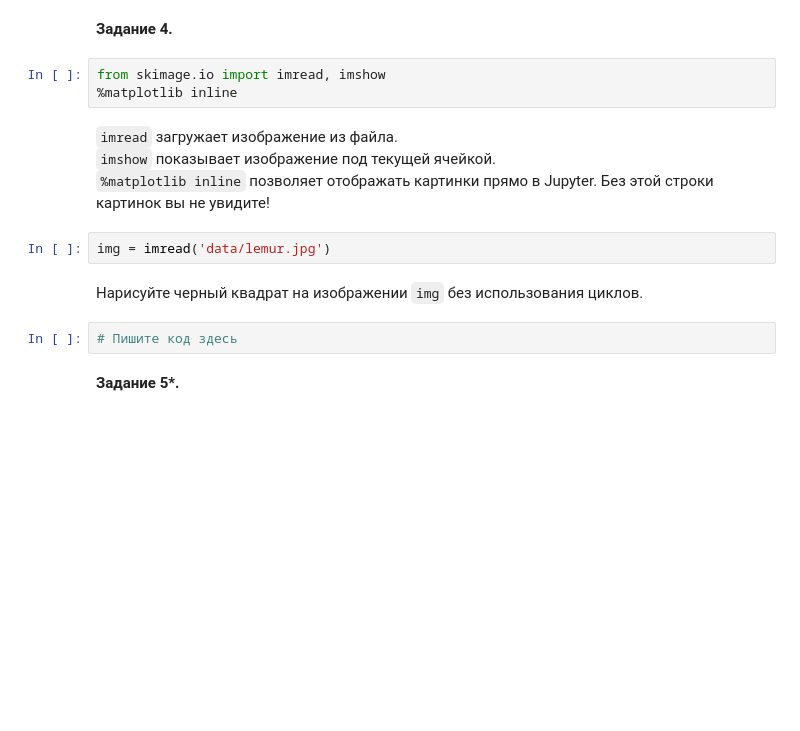
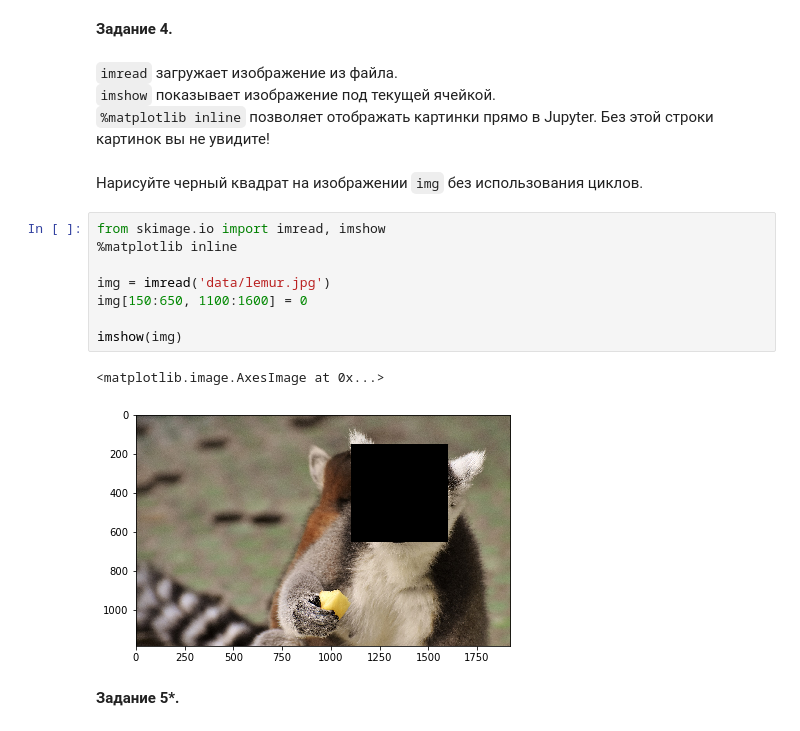
Before and after one commit to oninbo/Seminars, a Jupyter notebook: Seminar 2 Homework.ipynb, the cells around one changed output. Saved outputs shown, nothing was run; the diff lists cells and outputs as text; blank space fills up the shorter version.

```diff
--- a/Seminar 2 Homework.ipynb
+++ b/Seminar 2 Homework.ipynb
@@ -143,19 +143,23 @@ print(np.dot(np.dot(np.sin(a-b), c), d))
 [-20.96411056  12.36355456  72.39732182]
 # %% [markdown]
 __Задание 4.__
-# %%
-from skimage.io import imread, imshow
-%matplotlib inline
 # %% [markdown]
 `imread` загружает изображение из файла.
 `imshow` показывает изображение под текущей ячейкой.
 `%matplotlib inline` позволяет отображать картинки прямо в Jupyter. Без этой строки картинок вы не увидите!
-# %%
-img = imread('data/lemur.jpg')
 # %% [markdown]
 Нарисуйте черный квадрат на изображении `img` без использования циклов.
-# %%
-# Пишите код здесь
+# %%
+from skimage.io import imread, imshow
+%matplotlib inline
+
+img = imread('data/lemur.jpg')
+img[150:650, 1100:1600] = 0
+
+imshow(img)
+# %% [output]
+<matplotlib.image.AxesImage at 0x...>
+[figure, added]
 # %% [markdown]
 __Задание 5*.__
 # %% [markdown]
```
